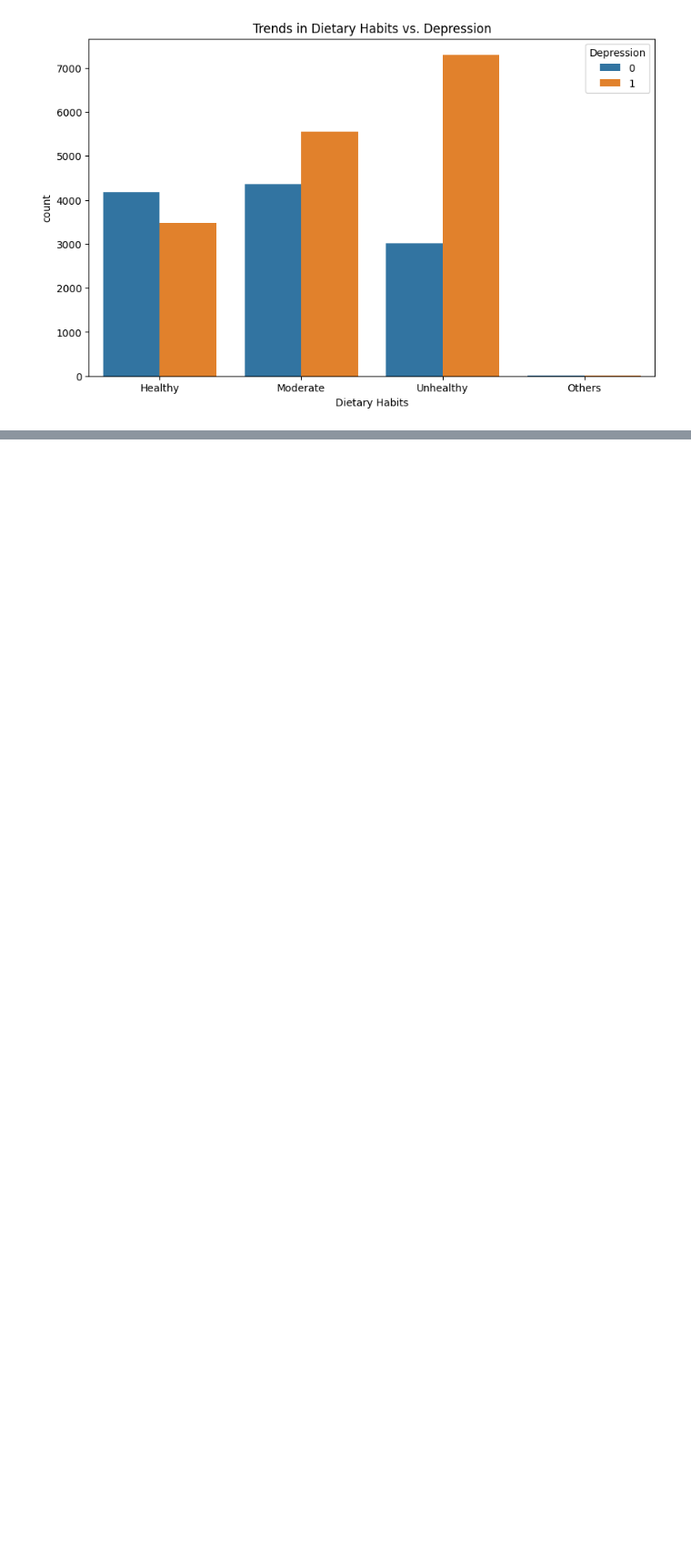
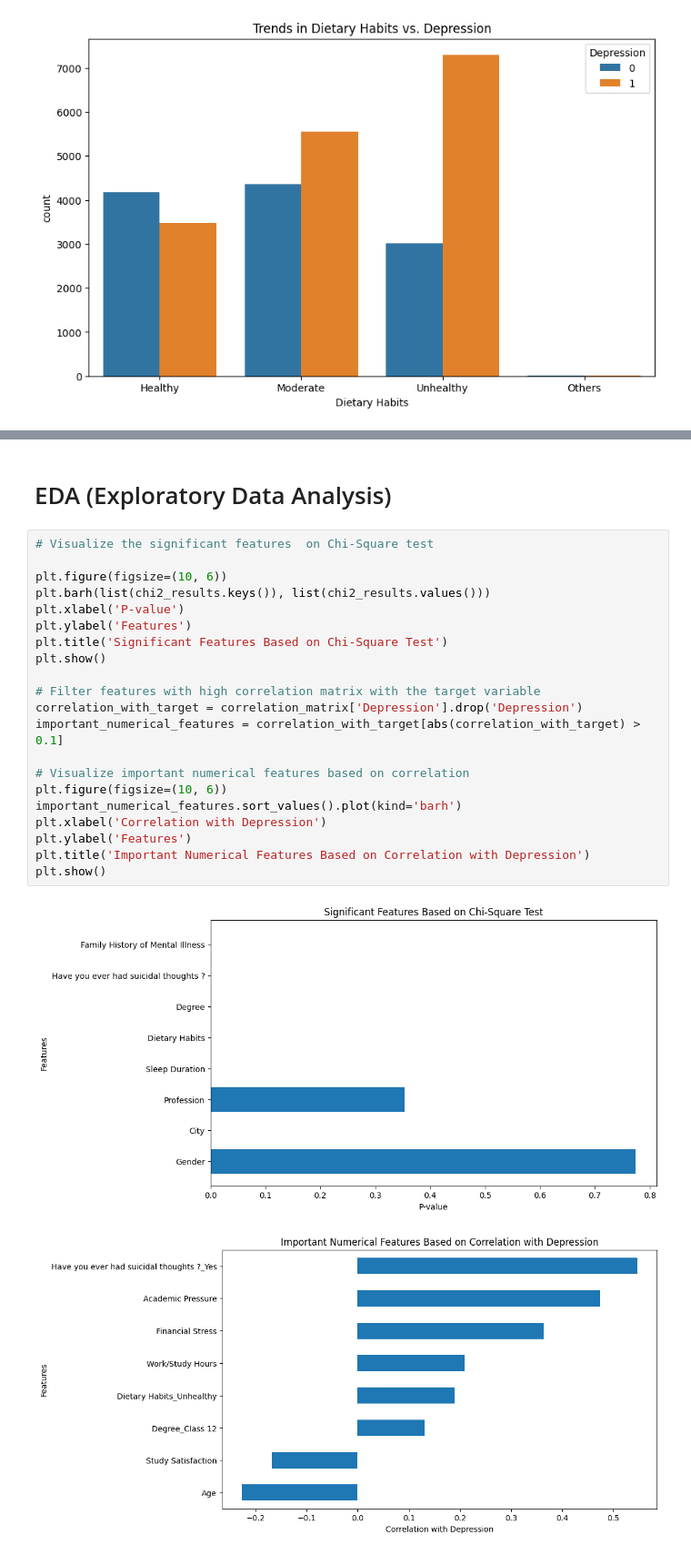
Before and after one commit to Zeesejo/Depressed-students, a Jupyter notebook: main.ipynb, the cells around one changed output, grey strips where cells are left out. Shown at 91% size. Cells and saved outputs as stored; diff of their text form; blank space fills up the shorter version.

```diff
--- a/main.ipynb
+++ b/main.ipynb
@@ -160,0 +238,26 @@ plt.show()
+# %% [markdown]
+# EDA (Exploratory Data Analysis)
+# %%
+# Visualize the significant features  on Chi-Square test
+
+plt.figure(figsize=(10, 6))
+plt.barh(list(chi2_results.keys()), list(chi2_results.values()))
+plt.xlabel('P-value')
+plt.ylabel('Features')
+plt.title('Significant Features Based on Chi-Square Test')
+plt.show()
+
+# Filter features with high correlation matrix with the target variable
+correlation_with_target = correlation_matrix['Depression'].drop('Depression')
+important_numerical_features = correlation_with_target[abs(correlation_with_target) > 0.1]
+
+# Visualize important numerical features based on correlation
+plt.figure(figsize=(10, 6))
+important_numerical_features.sort_values().plot(kind='barh')
+plt.xlabel('Correlation with Depression')
+plt.ylabel('Features')
+plt.title('Important Numerical Features Based on Correlation with Depression')
+plt.show()
+# %% [output]
+[figure, added]
+[figure, added]
```
Also changed, not shown: parts of 8 cells of this notebook.
